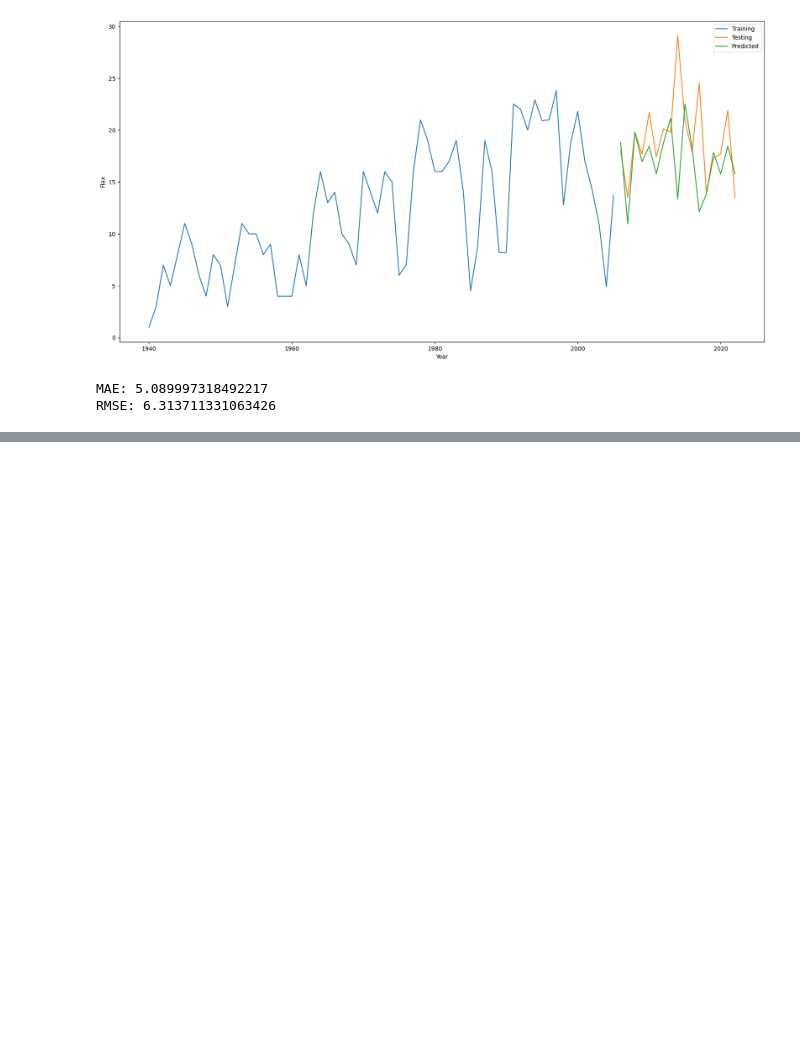
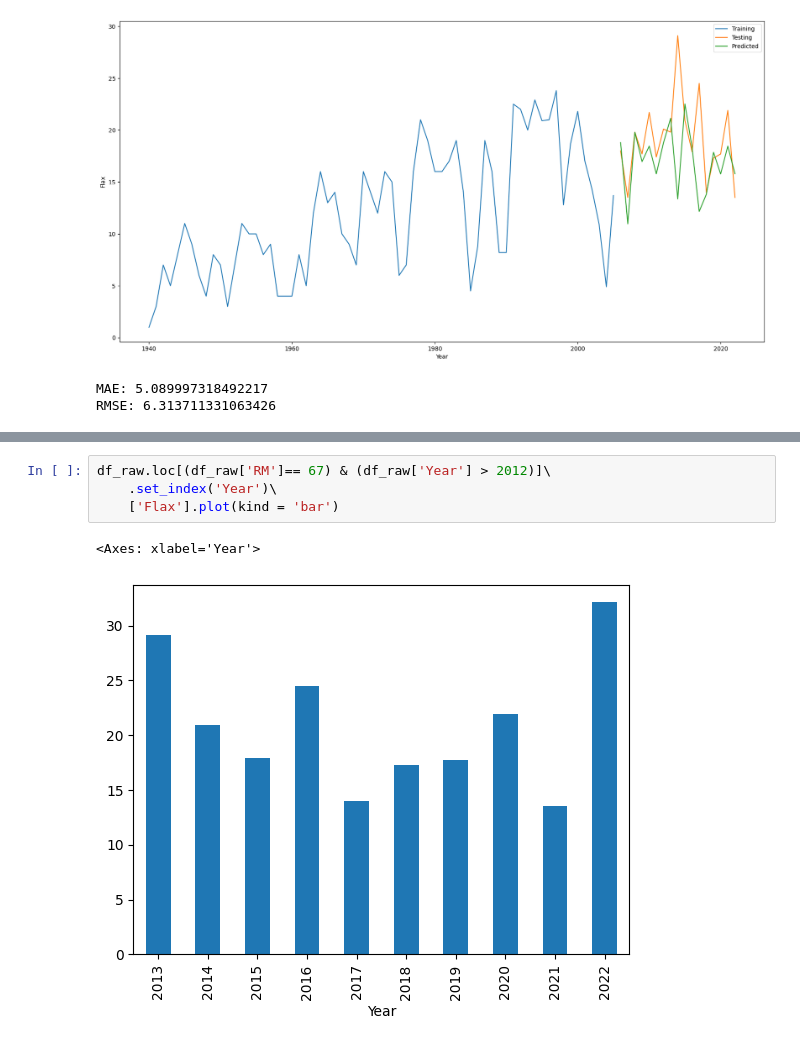
Before and after one commit to MithunMPK/PythonAssignments, a Jupyter notebook: Project.ipynb, the cells around one changed output, grey strips where cells are left out. Cells and saved outputs as stored; diff of their text form; blank space fills up the shorter version.

```diff
--- a/Project.ipynb
+++ b/Project.ipynb
@@ -330,0 +343,7 @@ RMSE: 6.313711331063426
+# %%
+df_raw.loc[(df_raw['RM']== 67) & (df_raw['Year'] > 2012)]\
+    .set_index('Year')\
+    ['Flax'].plot(kind = 'bar')
+# %% [output]
+<Axes: xlabel='Year'>
+[figure, added]
```
Also changed, not shown: parts of 22 cells of this notebook, 8 other files.
